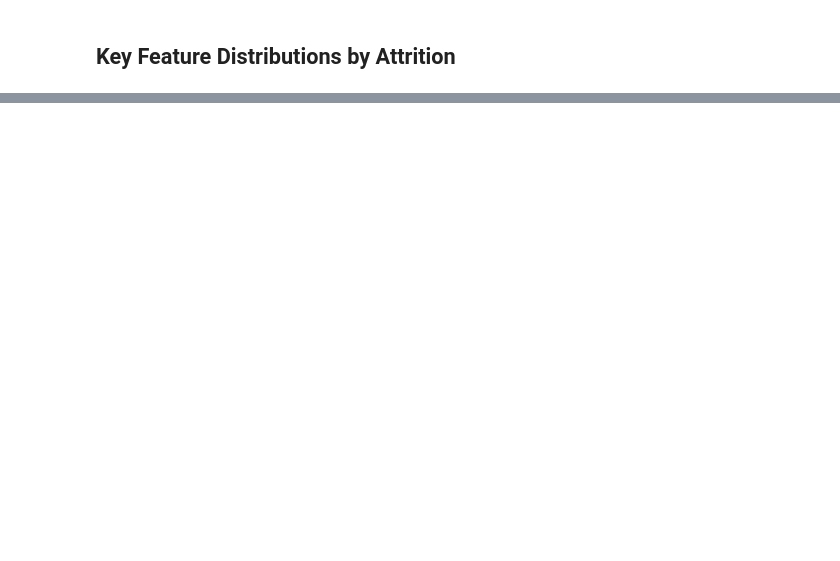
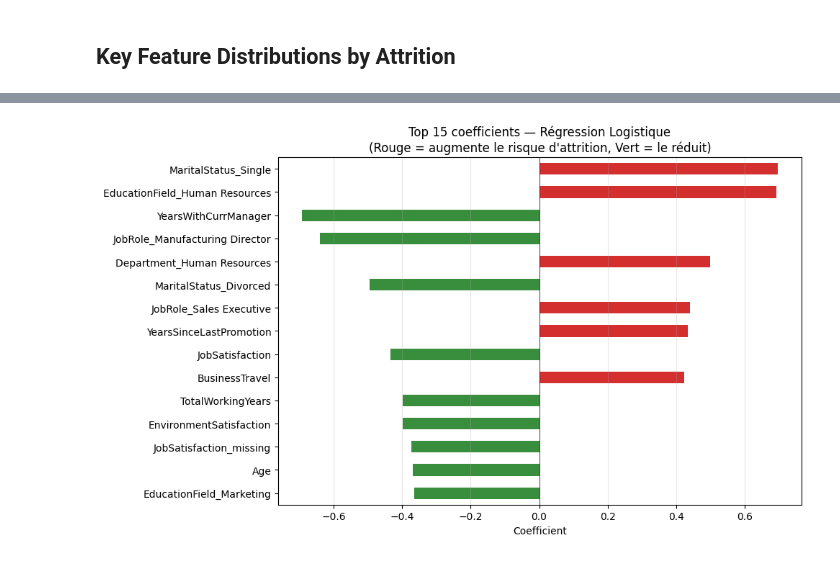
Before and after one commit to Ilyass1309/employee-attrition-prediction, a Jupyter notebook: attrition_analysis.ipynb, the cells around one changed output, grey strips where cells are left out. Saved outputs shown, nothing was run; the diff lists cells and outputs as text; code cells hidden in the pictures; blank space fills up the shorter version.

```diff
--- a/attrition_analysis.ipynb
+++ b/attrition_analysis.ipynb
@@ -808,0 +642,13 @@ Par défaut, le modèle utilise un seuil de **0.5** pour classer un employé "à
+# %%
+# ─── Entraînement Random Forest ───────────────────────────────────────────────
+rf_model = RandomForestClassifier(
+    n_estimators=300, max_depth=10, min_samples_leaf=5,
+    class_weight='balanced', random_state=42, n_jobs=-1
+)
+rf_model.fit(X_train, y_train)
+y_pred_rf  = rf_model.predict(X_test)
+y_proba_rf = rf_model.predict_proba(X_test)[:, 1]
+
+print("Random Forest entraîné ✓")
+print(classification_report(y_test, y_pred_rf, target_names=["No Attrition", "Attrition"]))
+print(f"AUC-ROC : {roc_auc_score(y_test, y_proba_rf):.4f}")
@@ -808,0 +684,13 @@ Par défaut, le modèle utilise un seuil de **0.5** pour classer un employé "à
+# %%
+# ─── Entraînement Régression Logistique ───────────────────────────────────────
+log_reg = LogisticRegression(
+    max_iter=1000, class_weight='balanced',
+    solver='lbfgs', random_state=42
+)
+log_reg.fit(X_train, y_train)
+y_pred_lr  = log_reg.predict(X_test)
+y_proba_lr = log_reg.predict_proba(X_test)[:, 1]
+
+print("Régression Logistique entraînée ✓")
+print(classification_report(y_test, y_pred_lr, target_names=["No Attrition", "Attrition"]))
+print(f"AUC-ROC : {roc_auc_score(y_test, y_proba_lr):.4f}")
@@ -808,0 +709,17 @@ Par défaut, le modèle utilise un seuil de **0.5** pour classer un employé "à
+# %%
+# ─── Coefficients de la Régression Logistique ─────────────────────────────────
+coef_lr = pd.Series(log_reg.coef_[0], index=X.columns).sort_values(key=abs, ascending=False)
+
+top_n = 15
+fig, ax = plt.subplots(figsize=(10, 6))
+colors = ['#d32f2f' if v > 0 else '#388e3c' for v in coef_lr.head(top_n)]
+coef_lr.head(top_n).plot(kind='barh', ax=ax, color=colors)
+ax.invert_yaxis()
+ax.set_title(f"Top {top_n} coefficients — Régression Logistique\n(Rouge = augmente le risque d'attrition, Vert = le réduit)")
+ax.set_xlabel("Coefficient")
+ax.axvline(0, color='k', linewidth=0.5)
+ax.grid(axis='x', alpha=0.3)
+plt.tight_layout()
+plt.show()
+# %% [output]
+[figure, added]
```
Also changed, not shown: parts of 90 cells of this notebook, 3 other files.
